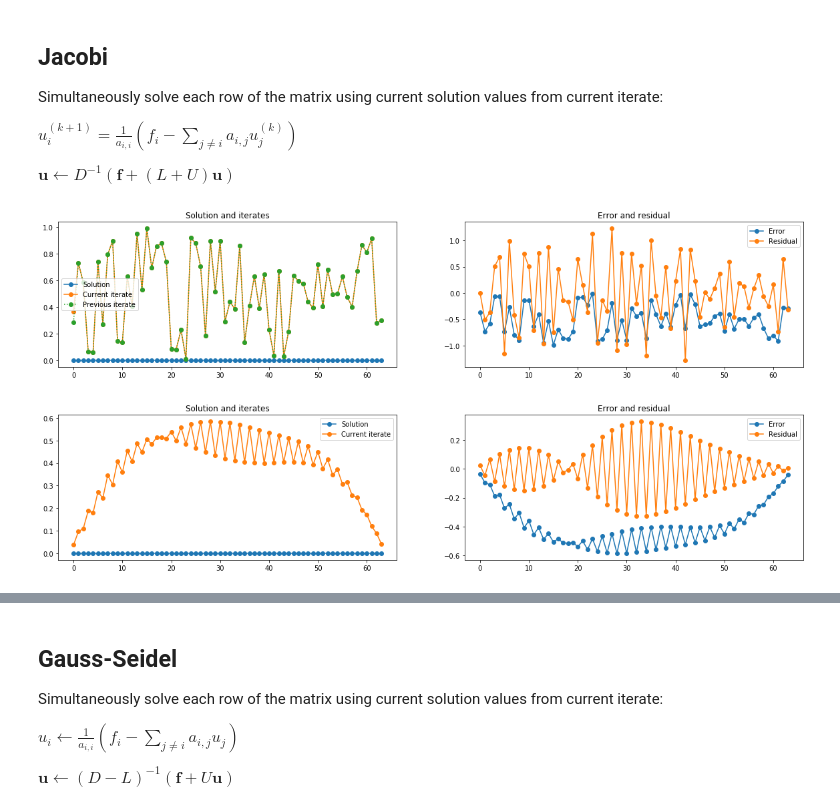
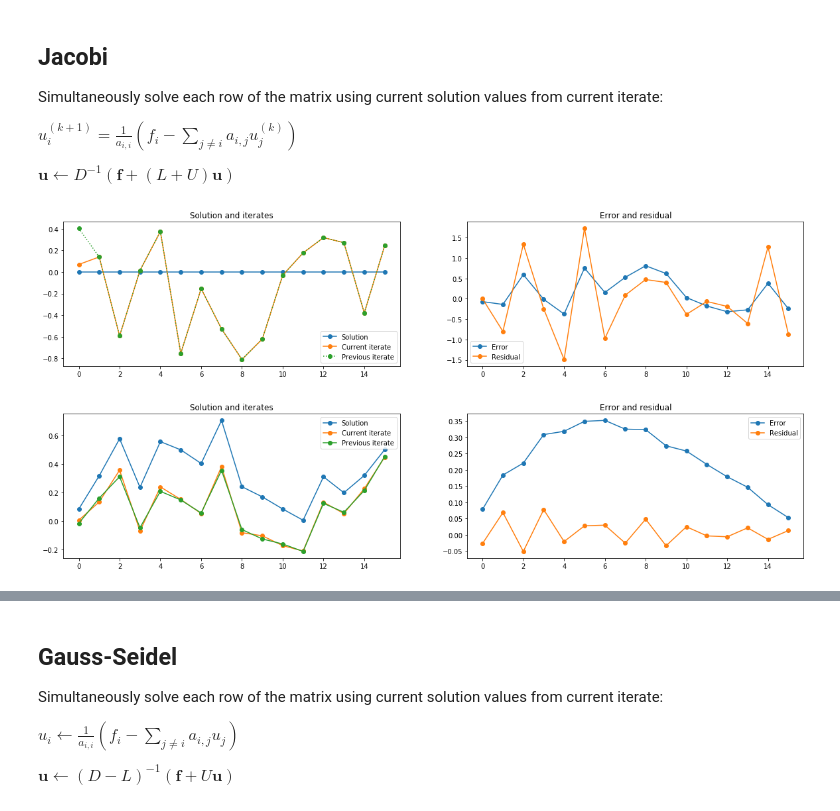
Before and after one commit to waynemitchell/teaching, a Jupyter notebook: notebooks/iterativeMethods.ipynb, the cells around one changed output, grey strips where cells are left out. Drawn from its saved outputs; the diff is of its cells as text; code cells hidden in the pictures.

```diff
--- a/notebooks/iterativeMethods.ipynb
+++ b/notebooks/iterativeMethods.ipynb
@@ -43,11 +54,11 @@ i = 0
 u_next[i] = f[i]
 
 # Subtract off (L+U)u
-for j in range(A.indptr[i],A.indptr[i+1]):
-    if A.indices[j] == i:
-        diag = A.data[j]
+for j in range(n):
+    if j == i:
+        diag = A[i,j]
     else:
-        u_next[i] = u_next[i] - A.data[j]*u[A.indices[j]]
+        u_next[i] = u_next[i] - A[i,j]*u[j]
 
 # Divide by the diagonal
 u_next[i] = u_next[i]/diag
@@ -72,46 +83,48 @@ plt.legend(['Solution','Current iterate','Previous iterate'])
 plt.subplot(1,2,2)
 plt.title('Error and residual')
 plt.plot(u_final - u_next,'-o')
-plt.plot(A*(u_final - u_next),'-o')
+plt.plot(np.dot(A,(u_final - u_next)),'-o')
 plt.legend(['Error','Residual'])
 plt.show()
 # %% [output]
-[figure, old version]
+[figure, new version]
 # %%
 # Visualize Jacobi, iteration by iteration
-numIterations = 100
+u_init = u.copy()
+numIterations = 1
 for k in range(numIterations):
     for i in range(n):
         # Initialize to the right-hand side
         u_next[i] = f[i]
 
         # Subtract off (L+U)u
-        for j in range(A.indptr[i],A.indptr[i+1]):
-            if A.indices[j] == i:
-                diag = A.data[j]
+        for j in range(n):
+            if j == i:
+                diag = A[i,j]
             else:
-                u_next[i] = u_next[i] - A.data[j]*u[A.indices[j]]
+                u_next[i] = u_next[i] - A[i,j]*u[j]
 
         # Divide by the diagonal
         u_next[i] = u_next[i]/diag
 
     # Update iterate
     u = u_next.copy()
 
 # Plot progress toward solution
 plt.subplots(figsize=(20, 4))
 plt.subplot(1,2,1)
 plt.title('Solution and iterates')
 plt.plot(u_final,'-o')
 plt.plot(u,'-o')
-plt.legend(['Solution','Current iterate'])
+plt.plot(u_init,'-o')
+plt.legend(['Solution','Current iterate','Previous iterate'])
 
 # Plot error
 plt.subplot(1,2,2)
 plt.title('Error and residual')
 plt.plot(u_final - u,'-o')
-plt.plot(A*(u_final - u),'-o')
+plt.plot(np.dot(A,(u_final - u)),'-o')
 plt.legend(['Error','Residual'])
 plt.show()
 # %% [output]
-[figure, old version]
+[figure, new version]
```
Also changed, not shown: parts of 5 cells of this notebook, 8 other files.
